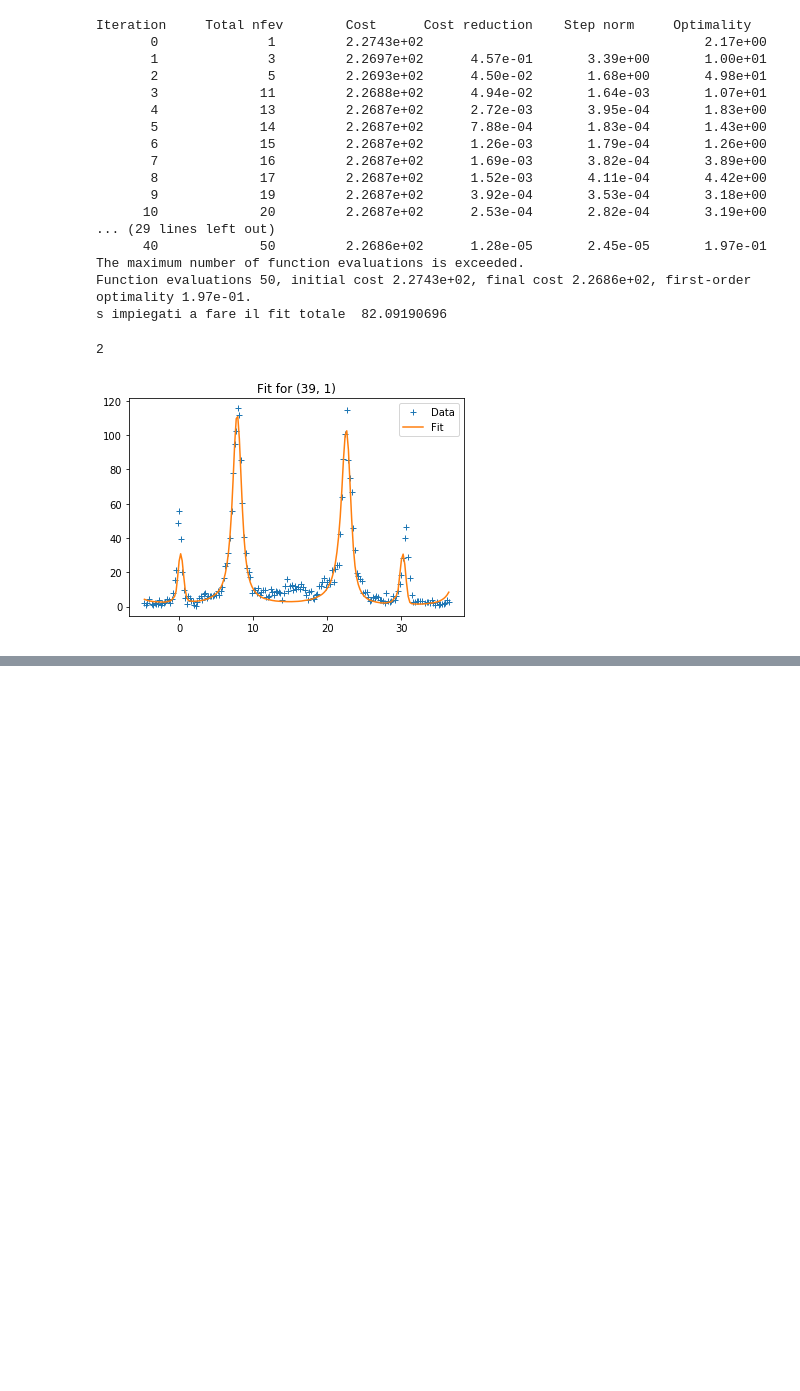
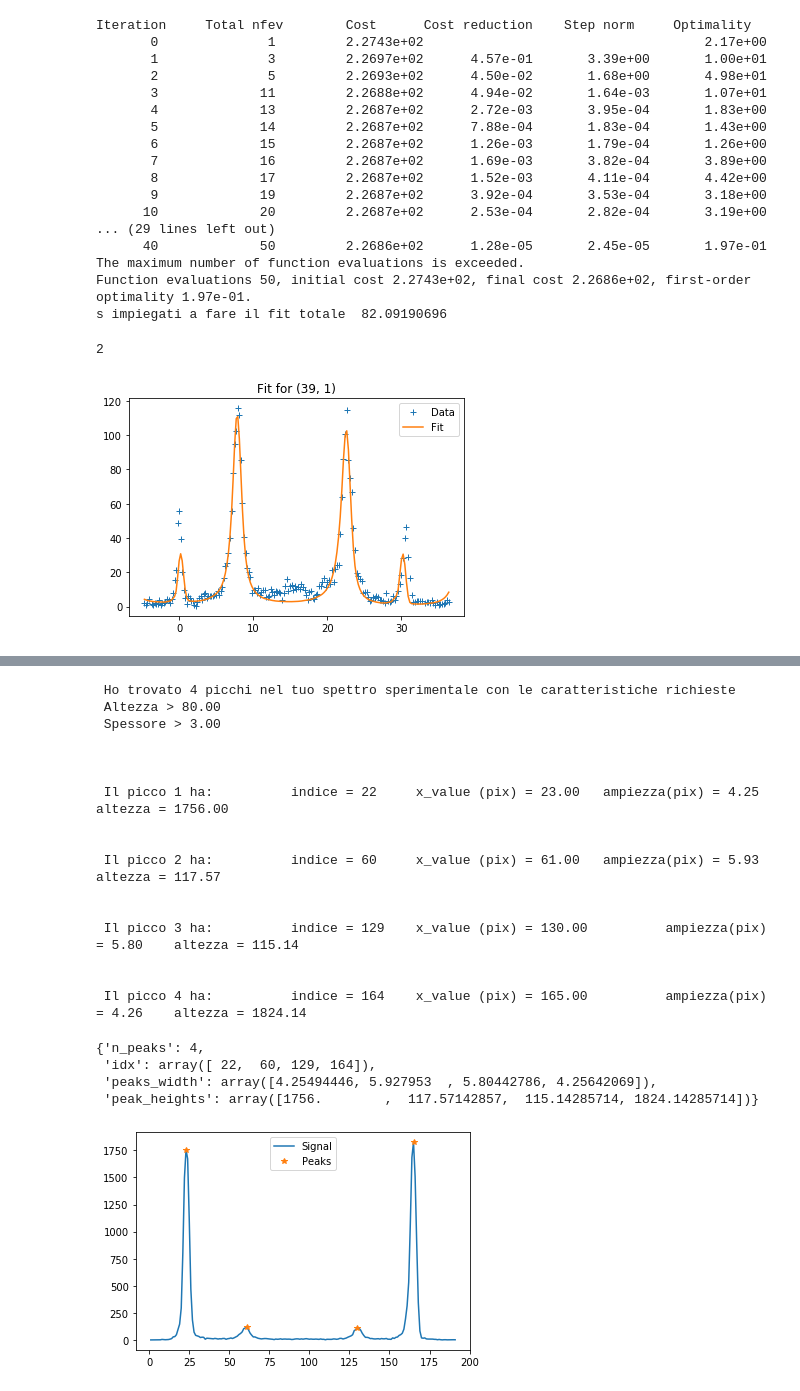
Before and after one commit to flautodipan/Python_Libraries, a Jupyter notebook: Experimentum_single.ipynb, the cells around one changed output, grey strips where cells are left out. Cells and saved outputs as stored; diff of their text form; code cells hidden in the pictures; blank space fills up the shorter version.

```diff
--- a/Experimentum_single.ipynb
+++ b/Experimentum_single.ipynb
@@ -279,21 +252,0 @@ plot(conv_range, Data.y_markov_convolution)
-# %%
-Data.y_markov_convolution      =       np.zeros(Data.x_freq.size)
-_ , idx_min             =       Find_Nearest(Data.x_VIPA_freq, -35.)
-_ , idx_max             =       Find_Nearest(Data.x_VIPA_freq, 35.)
-w_j_VIPA                =       Data.x_VIPA_freq[idx_min:idx_max]#-1 per azzeccare dim coi bins
-VIPA_w_j                =       Data.y_VIPA[idx_min:idx_max-1]
-Delta_w_j_VIPA          =       Get_Delta_Between_Array_Elements(w_j_VIPA)
-w_j_VIPA                =       w_j_VIPA[:w_j_VIPA.size-1]
-kernel                  =       VIPA_w_j*Delta_w_j_VIPA/(p[5]*(np.exp(-((w_j_VIPA-p[6])**2)/(2*(p[7]**2)))))
-
-for  ii in range(len(Data.x_freq)):
-
-    delta_w                 =   Data.x_freq[ii] -   w_j_VIPA
-    theor                   =   S_Dynamical_Form_Factor_0(delta_w-p[8], *p[0:5])
-    Data.y_markov_convolution[ii]  =   np.sum(theor*kernel)
-
-Data.y_Gauss_markov_convolution   =   p[9] + Data.y_markov_convolution*p[5]*np.exp(-((Data.x_freq - p[6])**2)/(2*(p[7]**2)))
-plt.figure()
-plot(Data.x_freq, Data.y)
-
-plot(Data.x_freq, Data.y_markov_convolution)
@@ -304,0 +253,24 @@ Data.p0
+# %%
+Analyze_Peaks(Data.x, Data.y, 'pix', **syg_kwargs, fig = True, verbose = True)
+# %% [output]
+ Ho trovato 4 picchi nel tuo spettro sperimentale con le caratteristiche richieste
+ Altezza > 80.00
+ Spessore > 3.00
+
+
+
+ Il picco 1 ha:          indice = 22     x_value (pix) = 23.00   ampiezza(pix) = 4.25    altezza = 1756.00
+
+
+ Il picco 2 ha:          indice = 60     x_value (pix) = 61.00   ampiezza(pix) = 5.93    altezza = 117.57
+
+
+ Il picco 3 ha:          indice = 129    x_value (pix) = 130.00          ampiezza(pix) = 5.80    altezza = 115.14
+
+
+ Il picco 4 ha:          indice = 164    x_value (pix) = 165.00          ampiezza(pix) = 4.26    altezza = 1824.14
+{'n_peaks': 4,
+ 'idx': array([ 22,  60, 129, 164]),
+ 'peaks_width': array([4.25494446, 5.927953  , 5.80442786, 4.25642069]),
+ 'peak_heights': array([1756.        ,  117.57142857,  115.14285714, 1824.14285714])}
+[figure, added]
```
Also changed, not shown: parts of 7 cells of this notebook, 5 other files.
